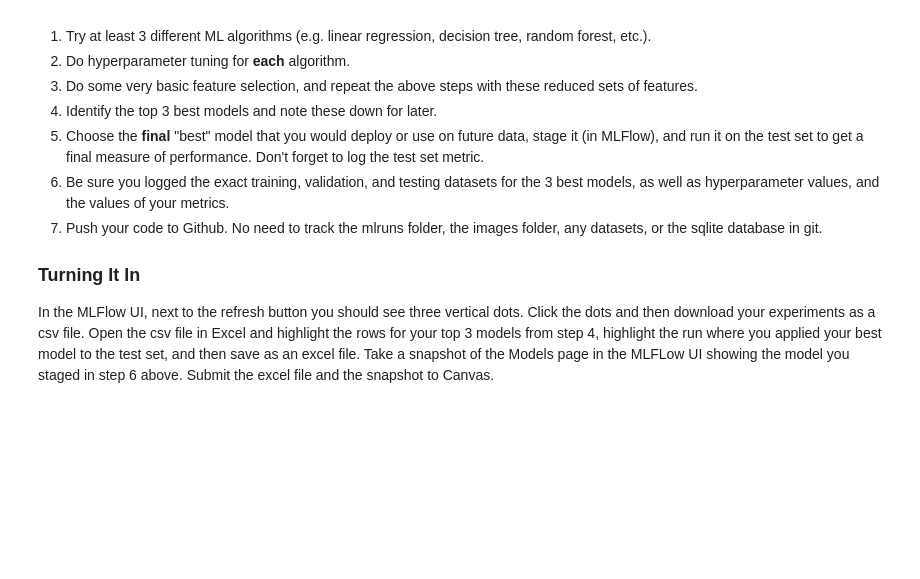
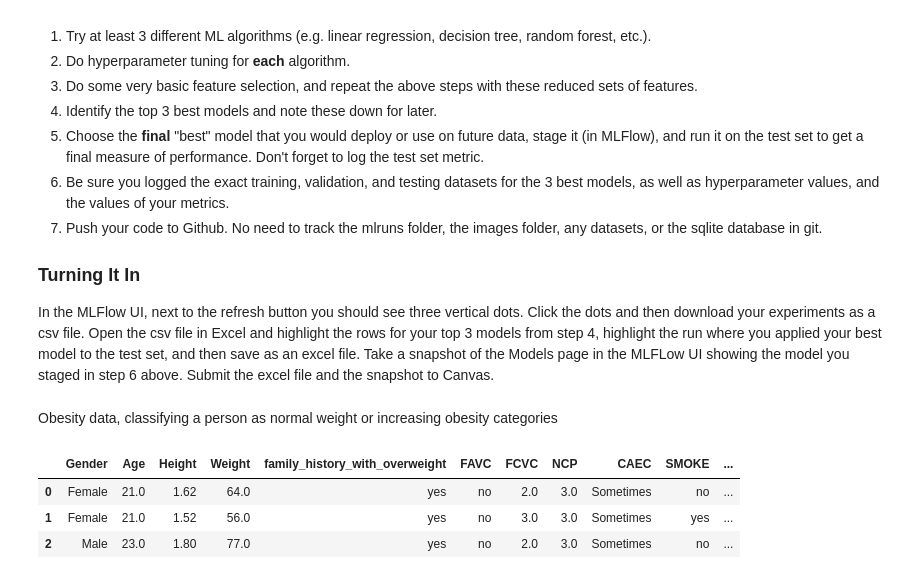
Before and after one commit to ebmecinascruz/mlops, a Jupyter notebook: notebooks/Lab_2_exp_tracking_local.ipynb, the cells around one changed output. Drawn from its saved outputs; the diff is of its cells as text; code cells hidden in the pictures; blank space fills up the shorter version.

```diff
--- a/notebooks/Lab_2_exp_tracking_local.ipynb
+++ b/notebooks/Lab_2_exp_tracking_local.ipynb
@@ -458,3 +468,5 @@ Now, when tracking your experiments, at a *minimum*, you should:
 ### Turning It In
 
 In the MLFlow UI, next to the refresh button you should see three vertical dots. Click the dots and then download your experiments as a csv file. Open the csv file in Excel and highlight the rows for your top 3 models from step 4, highlight the run where you applied your best model to the test set, and then save as an excel file. Take a snapshot of the Models page in the MLFLow UI showing the model you staged in step 6 above. Submit the excel file and the snapshot to Canvas.
+# %% [markdown]
+Obesity data, classifying a person as normal weight or increasing obesity categories
@@ -460,0 +475,7 @@ In the MLFlow UI, next to the refresh button you should see three vertical dots.
+# %%
+obesity.head(3)
+# %% [output]
+|  | Gender | Age | Height | Weight | family_history_with_overweight | FAVC | FCVC | NCP | CAEC | SMOKE | ... |
+| 0 | Female | 21.0 | 1.62 | 64.0 | yes | no | 2.0 | 3.0 | Sometimes | no | ... |
+| 1 | Female | 21.0 | 1.52 | 56.0 | yes | no | 3.0 | 3.0 | Sometimes | yes | ... |
+| 2 | Male | 23.0 | 1.80 | 77.0 | yes | no | 2.0 | 3.0 | Sometimes | no | ... |
```
Also changed, not shown: parts of 56 cells of this notebook.
